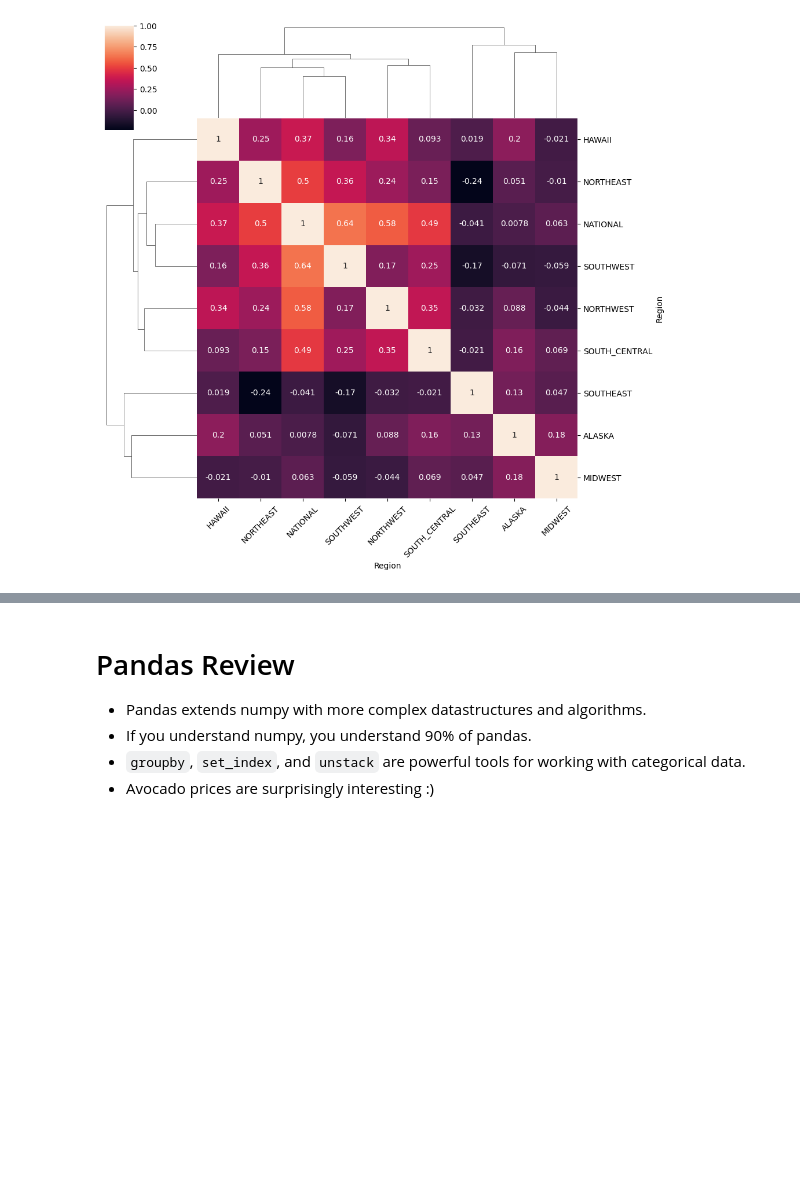
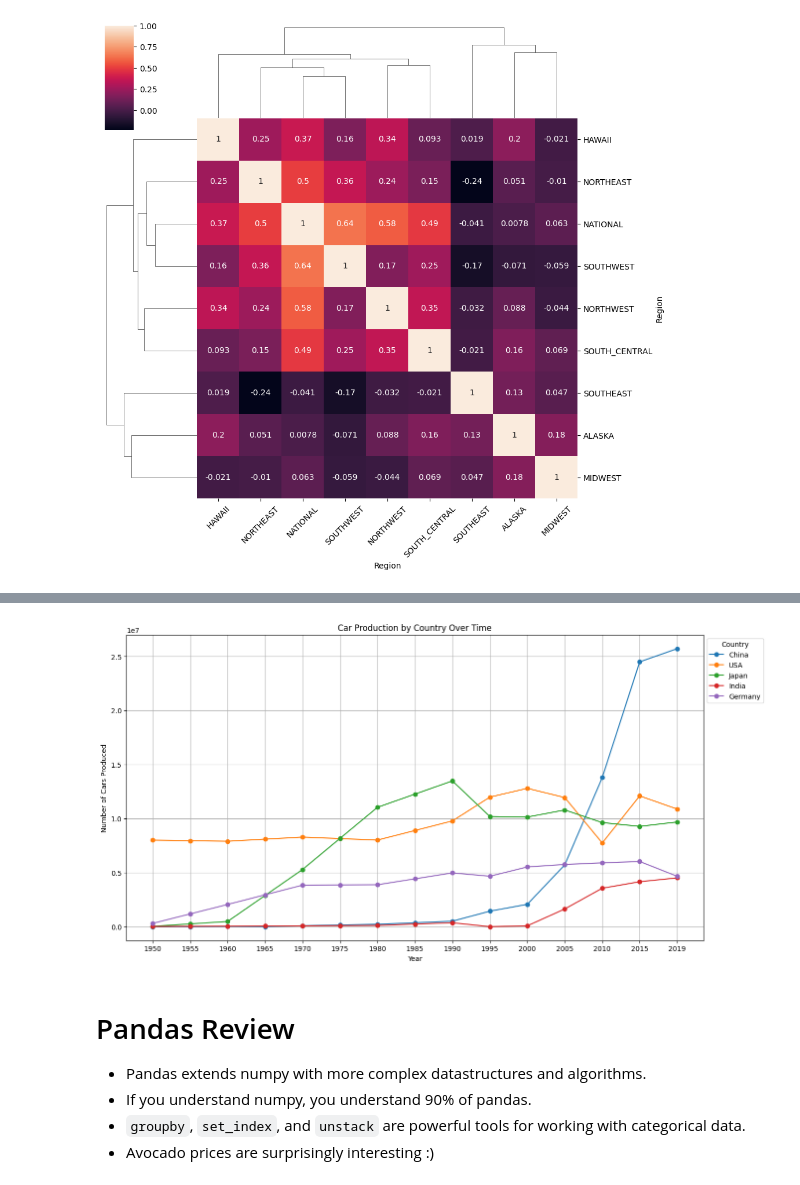
Before and after one commit to Sebas03446/AlgorithmsUN2023I, a Jupyter notebook: Lab2/jssoracipaf_Lab2.ipynb, the cells around one changed output, grey strips where cells are left out. Saved outputs shown, nothing was run; the diff lists cells and outputs as text; code cells hidden in the pictures; blank space fills up the shorter version.

```diff
--- a/Lab2/jssoracipaf_Lab2.ipynb
+++ b/Lab2/jssoracipaf_Lab2.ipynb
@@ -2020,3 +2043,42 @@ ax.set_xticklabels(ax.get_xticklabels(), rotation=45);
+# %%
+import matplotlib.pyplot as plt
+
+# Setting the data
+df = pd.DataFrame({
+    'Country': ['China', 'USA', 'Japan', 'India', 'Germany'],
+    '1950': [0, 8005859, 31597, 14688, 306064],
+    '1955': [0, 7955489, 256574, 32912, 1181107],
+    '1960': [22574, 7905119, 481551, 51136, 2056149],
+    '1965': [5487, 8094534, 2885354, 63773, 2949198],
+    '1970': [87166, 8283949, 5289157, 76409, 3842247],
+    '1975': [154727, 8146895, 8166021, 95163, 3860400],
+    '1980': [222288, 8009841, 11042884, 113917, 3878553],
+    '1985': [365765, 8896419, 12264840, 238286, 4427553],
+    '1990': [509242, 9782997, 13486796, 362655, 4976552],
+    '1995': [1434772, 11985457, 10195536, 636, 4667364],
+    '2000': [2069069, 12799857, 10140796, 80136, 5526615],
+    '2005': [5717619, 11946653, 10799659, 1638674, 5757710],
+    '2010': [13790994, 7743093, 9628920, 3557073, 5905985],
+    '2015': [24503326, 12100095, 9278321, 4160585, 6033164],
+    '2019': [25720665, 10880019, 9684298, 4516017, 4661328],
+})
+
+# Transpose the DataFrame to make it easier to plot
+df_transposed = df.set_index('Country').transpose()
+
+# Plotting the data
+plt.figure(figsize=(15, 8))
+for country in df_transposed.columns:
+    plt.plot(df_transposed.index, df_transposed[country], label=country, marker='o')
+
+plt.title("Car Production by Country Over Time")
+plt.xlabel("Year")
+plt.ylabel("Number of Cars Produced")
+plt.legend(title="Country", bbox_to_anchor=(1, 1))
+plt.grid(True)
+plt.show()
+# %% [output]
+[figure, added]
 # %% [markdown]
 # Pandas Review
 
```
Also changed, not shown: parts of 37 cells of this notebook.
